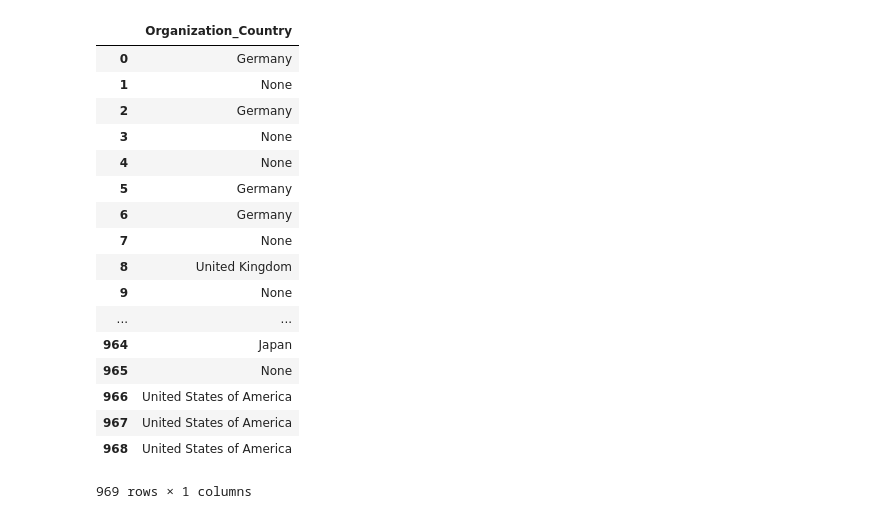
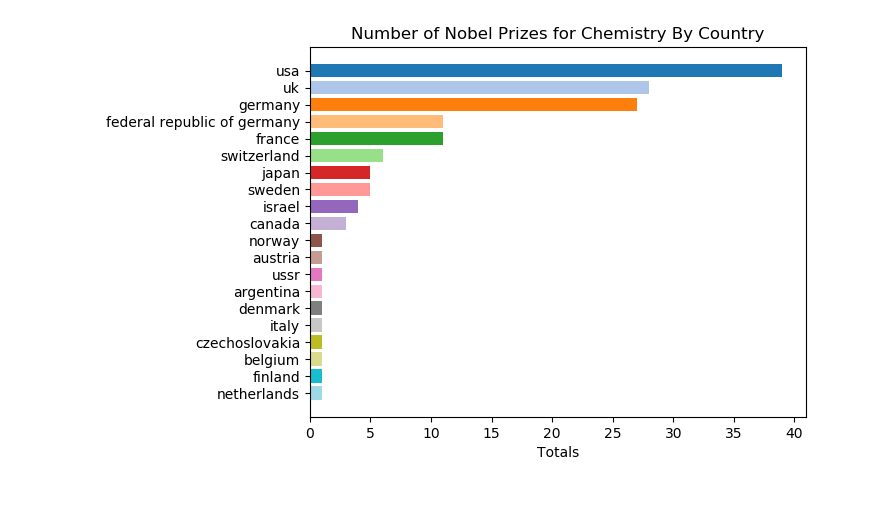
Before and after one commit to Tremont/Nobel_DF, a Jupyter notebook: Nobel_DF.ipynb, the cells around one changed output. Cells and saved outputs as stored; diff of their text form; code cells hidden in the pictures.

```diff
--- a/Nobel_DF.ipynb
+++ b/Nobel_DF.ipynb
@@ -138,21 +39,41 @@ plt.show()
-# %%
-pd.read_sql_query('SELECT Organization_Country FROM nobel', conn)
-# %% [output]
-|  | Organization_Country |
-| 0 | Germany |
-| 1 | None |
-| 2 | Germany |
-| 3 | None |
-| 4 | None |
-| 5 | Germany |
-| 6 | Germany |
-| 7 | None |
-| 8 | United Kingdom |
-| 9 | None |
-| ... | ... |
-| 964 | Japan |
-| 965 | None |
-| 966 | United States of America |
-| 967 | United States of America |
-| 968 | United States of America |
-969 rows × 1 columns
+# %%
+y_pos = np.arange(len(ChemCounts))
+labels = ['usa',
+'uk',
+'germany',
+'federal republic of germany',
+'france',
+'switzerland',
+'japan',
+'sweden',
+'israel',
+'canada',
+'norway',
+'austria',
+'ussr',
+'argentina',
+'denmark',
+'italy',
+'czechoslovakia',
+'belgium',
+'finland',
+'netherlands']
+# %%
+plt.rcdefaults()
+fig, ax = plt.subplots()
+
+cmap = plt.get_cmap("tab20")
+y_pos = np.arange(len(ChemCounts))
+colors=cmap(np.arange(20))
+
+ax.barh(y_pos, ChemCounts,  align='center',
+        color=colors)
+ax.set_yticks(y_pos)
+ax.set_yticklabels(labels)
+ax.invert_yaxis()  # labels read top-to-bottom
+ax.set_xlabel('Totals')
+ax.set_title('Number of Nobel Prizes for Chemistry By Country')
+
+plt.show()
+# %% [output]
+[figure, added]
```
Also changed, not shown: parts of 21 cells of this notebook, 2 other files.
